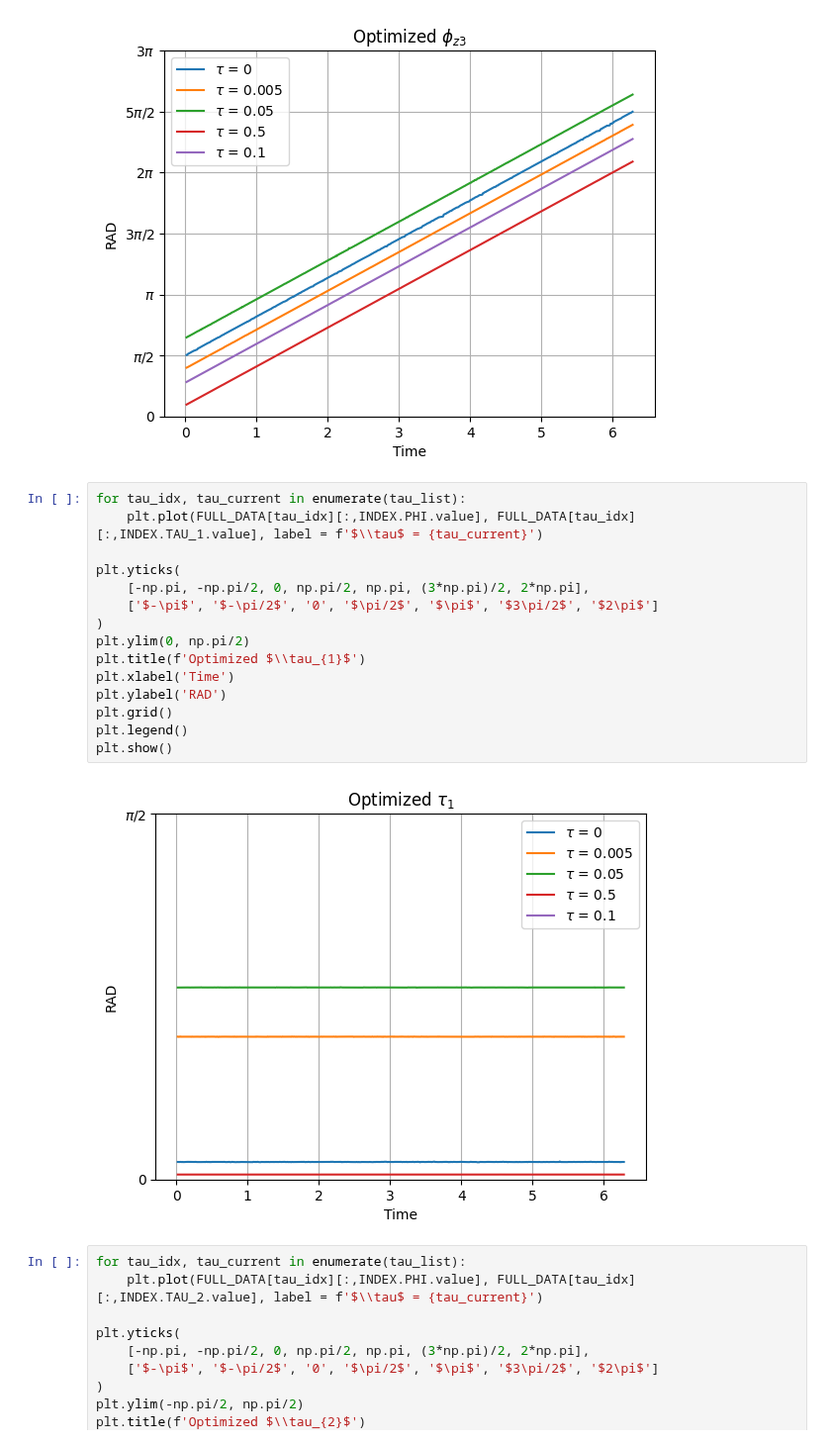
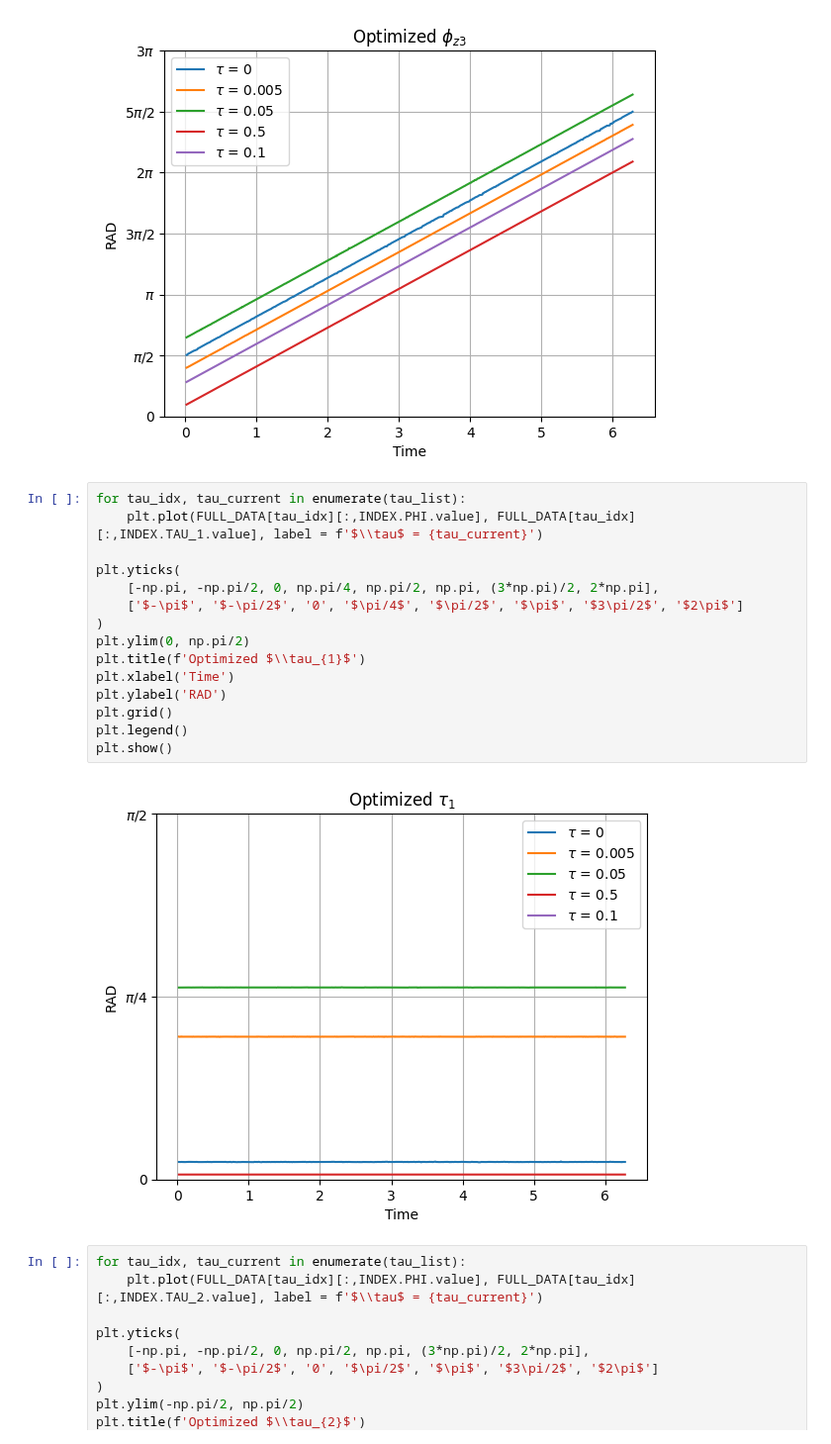
Before and after one commit to iridescent0923/Quantum_Optimization, a Jupyter notebook: Pennylane_Workspace/Optimization/[3-qubit]/[2nd_hamiltonian]/[ps=0.8]/[line_search_5e-2]/plot_[ps=0.8].ipynb, the cells around one changed output. Shown at 99% size. Cells and saved outputs as stored; diff of their text form.

```diff
--- a/Pennylane_Workspace/Optimization/[3-qubit]/[2nd_hamiltonian]/[ps=0.8]/[line_search_5e-2]/plot_[ps=0.8].ipynb
+++ b/Pennylane_Workspace/Optimization/[3-qubit]/[2nd_hamiltonian]/[ps=0.8]/[line_search_5e-2]/plot_[ps=0.8].ipynb
@@ -123,20 +123,20 @@ plt.show()
 # %%
 for tau_idx, tau_current in enumerate(tau_list):
     plt.plot(FULL_DATA[tau_idx][:,INDEX.PHI.value], FULL_DATA[tau_idx][:,INDEX.TAU_1.value], label = f'$\\tau$ = {tau_current}')
 
 plt.yticks(
-    [-np.pi, -np.pi/2, 0, np.pi/2, np.pi, (3*np.pi)/2, 2*np.pi],
-    ['$-\pi$', '$-\pi/2$', '0', '$\pi/2$', '$\pi$', '$3\pi/2$', '$2\pi$']
+    [-np.pi, -np.pi/2, 0, np.pi/4, np.pi/2, np.pi, (3*np.pi)/2, 2*np.pi],
+    ['$-\pi$', '$-\pi/2$', '0', '$\pi/4$', '$\pi/2$', '$\pi$', '$3\pi/2$', '$2\pi$']
 )
 plt.ylim(0, np.pi/2)
 plt.title(f'Optimized $\\tau_{1}$')
 plt.xlabel('Time')
 plt.ylabel('RAD')
 plt.grid()
 plt.legend()
 plt.show()
 # %% [output]
-[figure, old version]
+[figure, new version]
 # %%
 for tau_idx, tau_current in enumerate(tau_list):
     plt.plot(FULL_DATA[tau_idx][:,INDEX.PHI.value], FULL_DATA[tau_idx][:,INDEX.TAU_2.value], label = f'$\\tau$ = {tau_current}')
```
